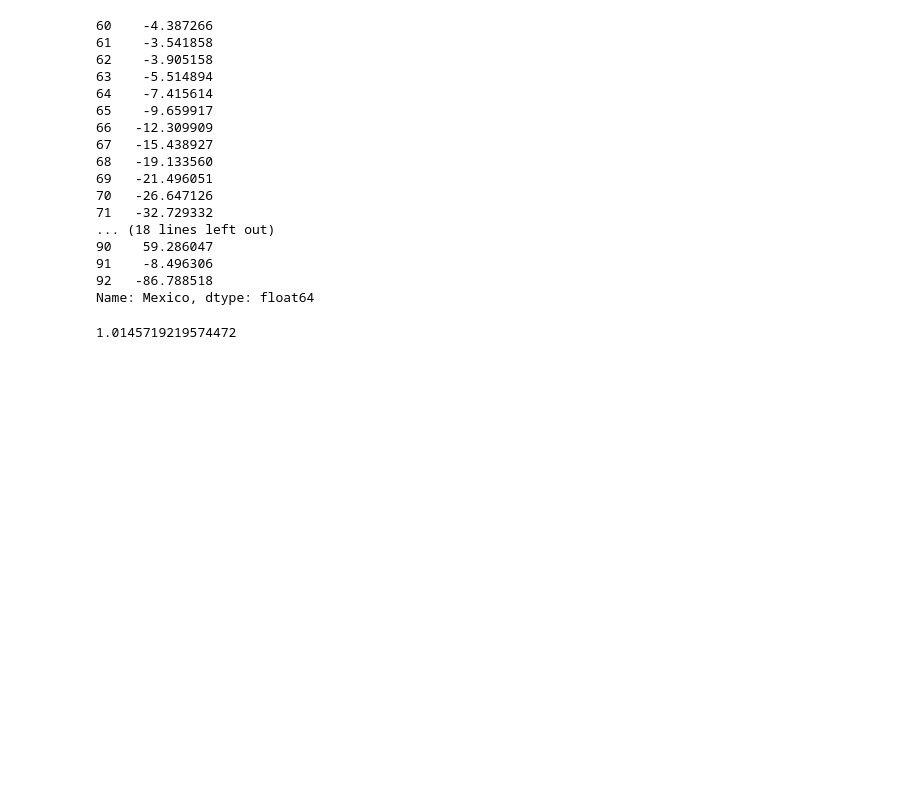
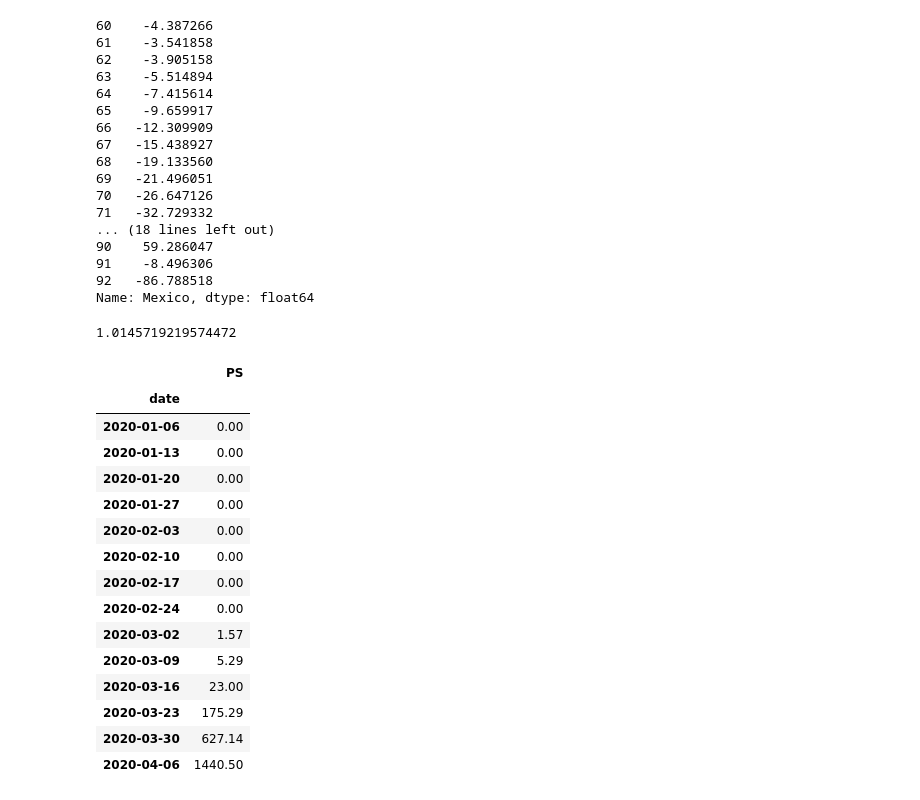
Before and after one commit to EduardoOrbegoso/gitvsc1pandas, a Jupyter notebook: curso_pandas3.ipynb, the cells around one changed output. Cells and saved outputs as stored; diff of their text form; code cells hidden in the pictures; blank space fills up the shorter version.

```diff
--- a/curso_pandas3.ipynb
+++ b/curso_pandas3.ipynb
@@ -335,0 +343,21 @@ print(r_sq)
+# %%
+resumen=pd.DataFrame()
+resumen['PS']=df.Mexico.resample('W-MON').mean().round(2)
+resumen
+# %% [output]
+|  | PS |
+| date |  |
+| 2020-01-06 | 0.00 |
+| 2020-01-13 | 0.00 |
+| 2020-01-20 | 0.00 |
+| 2020-01-27 | 0.00 |
+| 2020-02-03 | 0.00 |
+| 2020-02-10 | 0.00 |
+| 2020-02-17 | 0.00 |
+| 2020-02-24 | 0.00 |
+| 2020-03-02 | 1.57 |
+| 2020-03-09 | 5.29 |
+| 2020-03-16 | 23.00 |
+| 2020-03-23 | 175.29 |
+| 2020-03-30 | 627.14 |
+| 2020-04-06 | 1440.50 |
```
Also changed, not shown: parts of 6 cells of this notebook.
